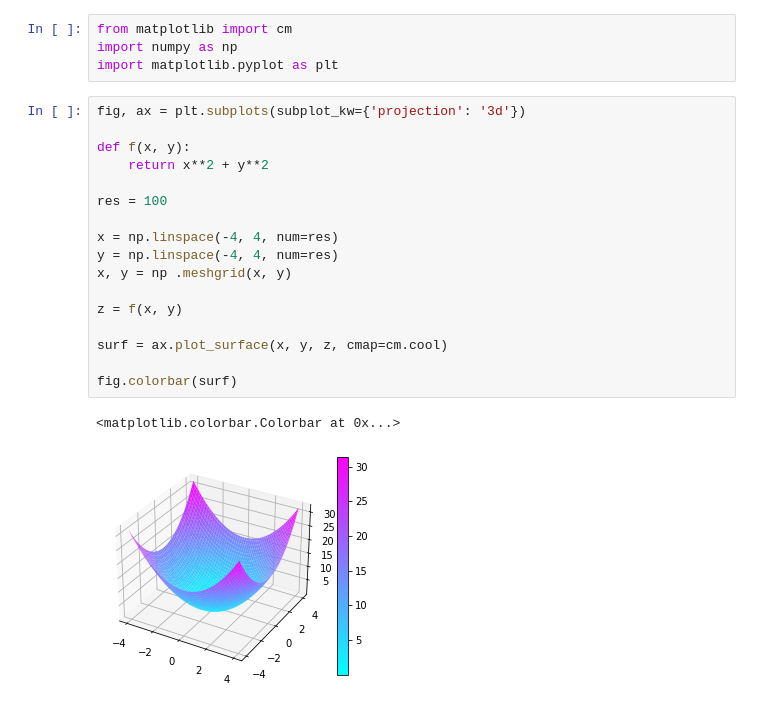
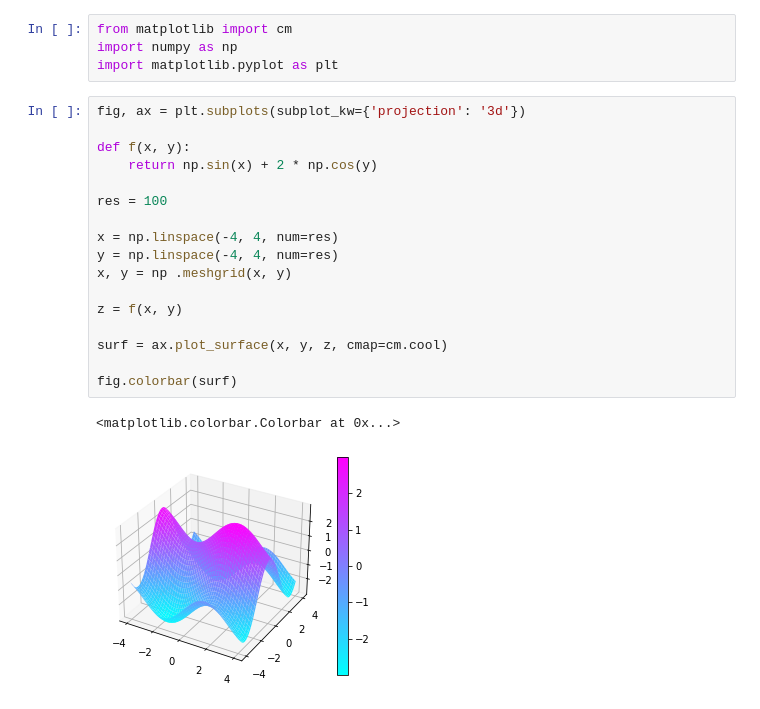
Before and after one commit to cristianiniguez/curso_matematicas_data_science_calculo_basico, a Jupyter notebook: descenso_del_gradiente.ipynb, the cells around one changed output. Cells and saved outputs as stored; diff of their text form.

```diff
--- a/descenso_del_gradiente.ipynb
+++ b/descenso_del_gradiente.ipynb
@@ -5,20 +5,20 @@ import matplotlib.pyplot as plt
 # %%
 fig, ax = plt.subplots(subplot_kw={'projection': '3d'})
 
 def f(x, y):
-    return x**2 + y**2
+    return np.sin(x) + 2 * np.cos(y)
 
 res = 100
 
 x = np.linspace(-4, 4, num=res)
 y = np.linspace(-4, 4, num=res)
 x, y = np .meshgrid(x, y)
 
 z = f(x, y)
 
 surf = ax.plot_surface(x, y, z, cmap=cm.cool)
 
 fig.colorbar(surf)
 # %% [output]
 <matplotlib.colorbar.Colorbar at 0x...>
-[figure, old version]
+[figure, new version]
```
Also changed, not shown: parts of 2 cells of this notebook.
